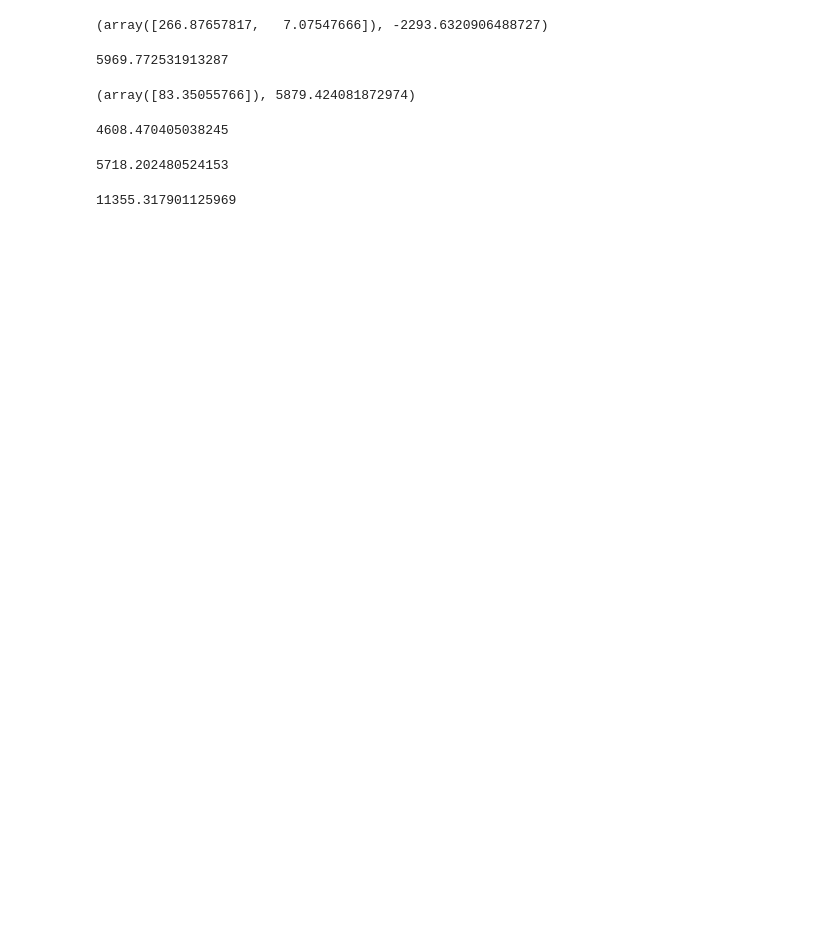
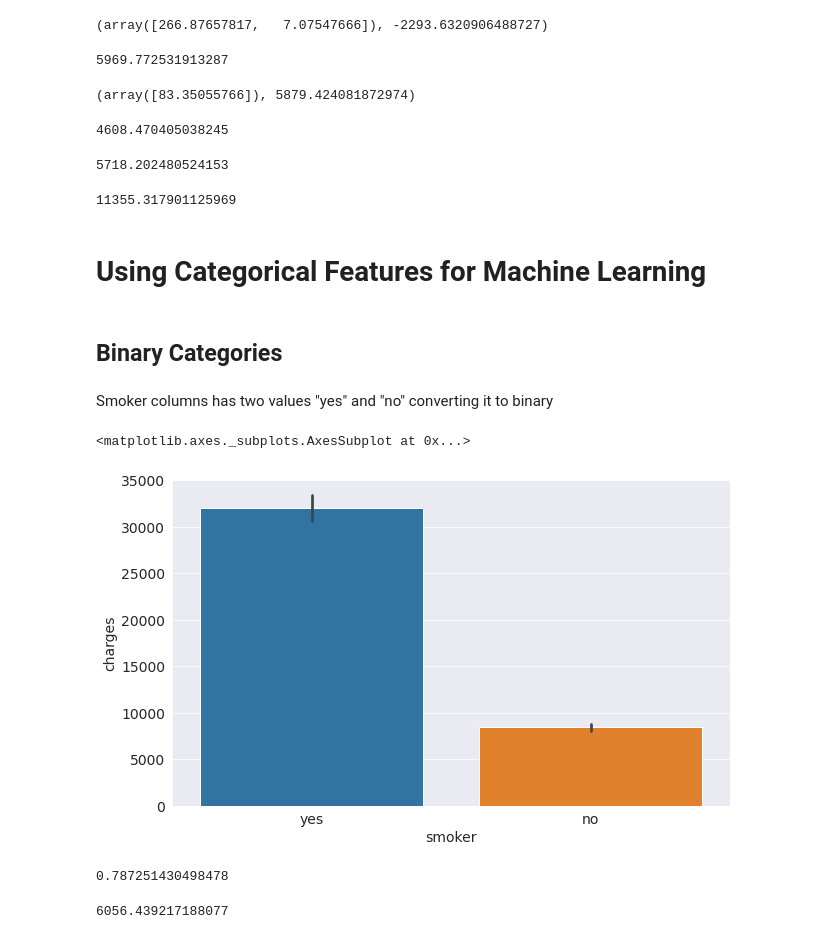
Before and after one commit to heyrobin/Medical-Expenses--ML, a Jupyter notebook: Predicting_Medical_Expenses_using_Linear_Regression.ipynb, the cells around one changed output. Drawn from its saved outputs; the diff is of its cells as text; code cells hidden in the pictures; blank space fills up the shorter version.

```diff
--- a/Predicting_Medical_Expenses_using_Linear_Regression.ipynb
+++ b/Predicting_Medical_Expenses_using_Linear_Regression.ipynb
@@ -558,3 +558,14 @@ loss = rmse(targets,predictions)
 print(loss)
 # %% [output]
 11355.317901125969
+# %% [markdown]
+# Using Categorical Features for Machine Learning
+# %% [markdown]
+## Binary Categories
+# %% [markdown]
+Smoker columns has two values "yes" and "no" converting it to binary
+# %%
+sns.barplot(data = medical, x = 'smoker', y = 'charges')
+# %% [output]
+<matplotlib.axes._subplots.AxesSubplot at 0x...>
+[figure, added]
@@ -560,0 +576,16 @@ print(loss)
+# %%
+medical.charges.corr(medical.smoker_code)
+# %% [output]
+0.787251430498478
+# %%
+inputs,targets = medical[['age','bmi','children','smoker_code']], medical['charges']
+
+model = LinearRegression().fit(inputs,targets)
+
+predictions = model.predict(inputs)
+
+loss = rmse(targets,predictions)
+
+print(loss)
+# %% [output]
+6056.439217188077
```
Also changed, not shown: parts of 13 cells of this notebook.
